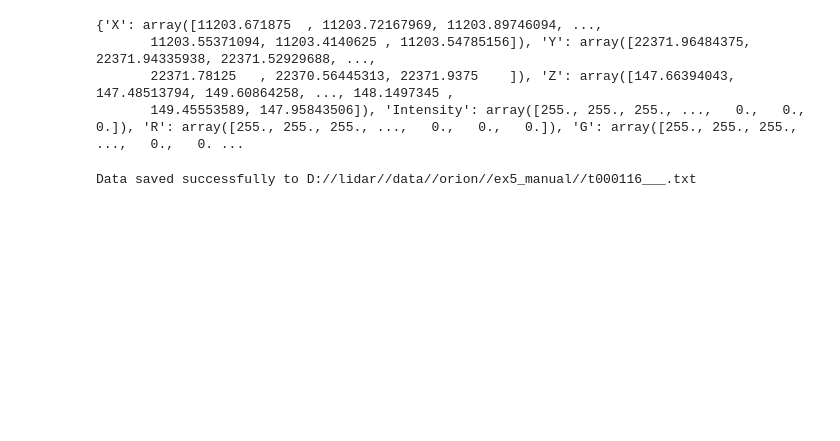
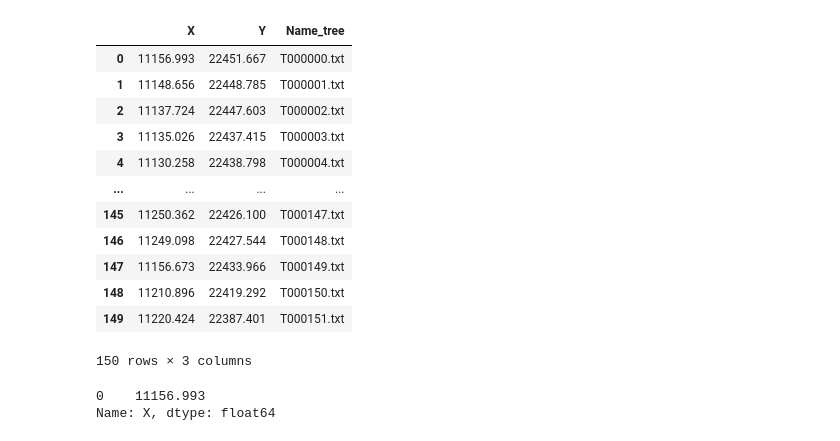
Before and after one commit to EenTweeDrie/pcPCD, a Jupyter notebook: test.ipynb, the cells around one changed output. Drawn from its saved outputs; the diff is of its cells as text; code cells hidden in the pictures; blank space fills up the shorter version.

```diff
--- a/test.ipynb
+++ b/test.ipynb
@@ -12,4 +95,3 @@ pc.save("D://lidar//data//orion//ex5_manual//t000116.pcd")
 # %%
-import numpy as np
-file_path = "D:/lidar/data/orion/ex5_manual/t000116.txt"
-data = np.loadtxt(file_path)
+import pandas as pd
+df = pd.read_csv('D:/lidar/data/orion/ex5_manual/STVOL_dd.csv', sep=';')
@@ -122,12 +97,0 @@ class PointCloud:
-# %%
-pc = PointCloud()
-pc.open_txt("D://lidar//data//orion//ex5_manual//t000116.txt")
-# %% [output]
-{'X': array([11203.671875  , 11203.72167969, 11203.89746094, ...,
-       11203.55371094, 11203.4140625 , 11203.54785156]), 'Y': array([22371.96484375, 22371.94335938, 22371.52929688, ...,
-       22371.78125   , 22370.56445313, 22371.9375    ]), 'Z': array([147.66394043, 147.48513794, 149.60864258, ..., 148.1497345 ,
-       149.45553589, 147.95843506]), 'Intensity': array([255., 255., 255., ...,   0.,   0.,   0.]), 'R': array([255., 255., 255., ...,   0.,   0.,   0.]), 'G': array([255., 255., 255., ...,   0.,   0. ...
-# %%
-pc.save_txt("D://lidar//data//orion//ex5_manual//t000116___.txt", verbose=True)
-# %% [output]
-Data saved successfully to D://lidar//data//orion//ex5_manual//t000116___.txt
@@ -135,0 +98,21 @@ pc.index
+# %%
+df
+# %% [output]
+|  | X | Y | Name_tree |
+| 0 | 11156.993 | 22451.667 | T000000.txt |
+| 1 | 11148.656 | 22448.785 | T000001.txt |
+| 2 | 11137.724 | 22447.603 | T000002.txt |
+| 3 | 11135.026 | 22437.415 | T000003.txt |
+| 4 | 11130.258 | 22438.798 | T000004.txt |
+| ... | ... | ... | ... |
+| 145 | 11250.362 | 22426.100 | T000147.txt |
+| 146 | 11249.098 | 22427.544 | T000148.txt |
+| 147 | 11156.673 | 22433.966 | T000149.txt |
+| 148 | 11210.896 | 22419.292 | T000150.txt |
+| 149 | 11220.424 | 22387.401 | T000151.txt |
+150 rows × 3 columns
+# %%
+df.loc[df['Name_tree'] == 'T000000.txt', 'X']
+# %% [output]
+0    11156.993
+Name: X, dtype: float64
```
Also changed, not shown: parts of 20 cells of this notebook, 3 other files.
